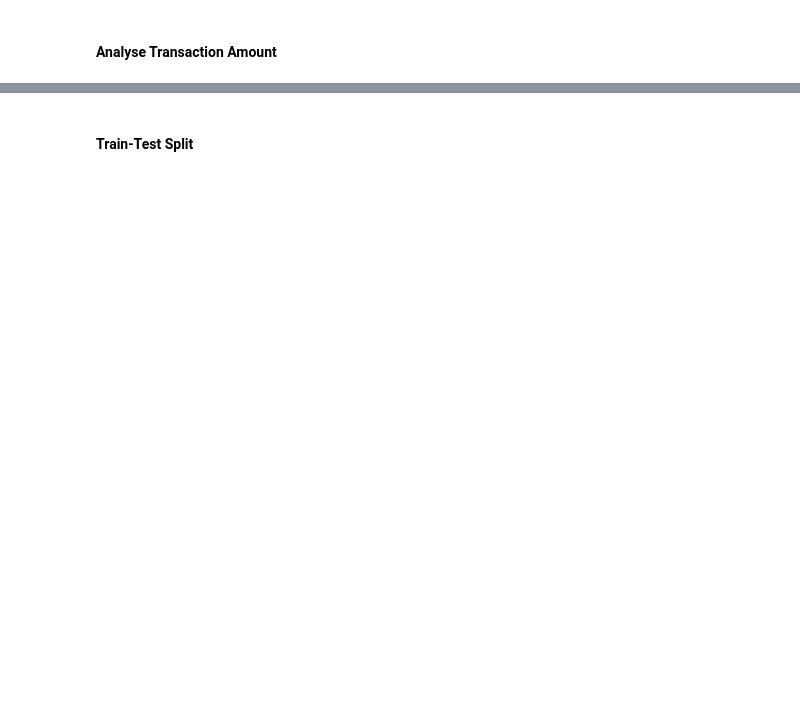
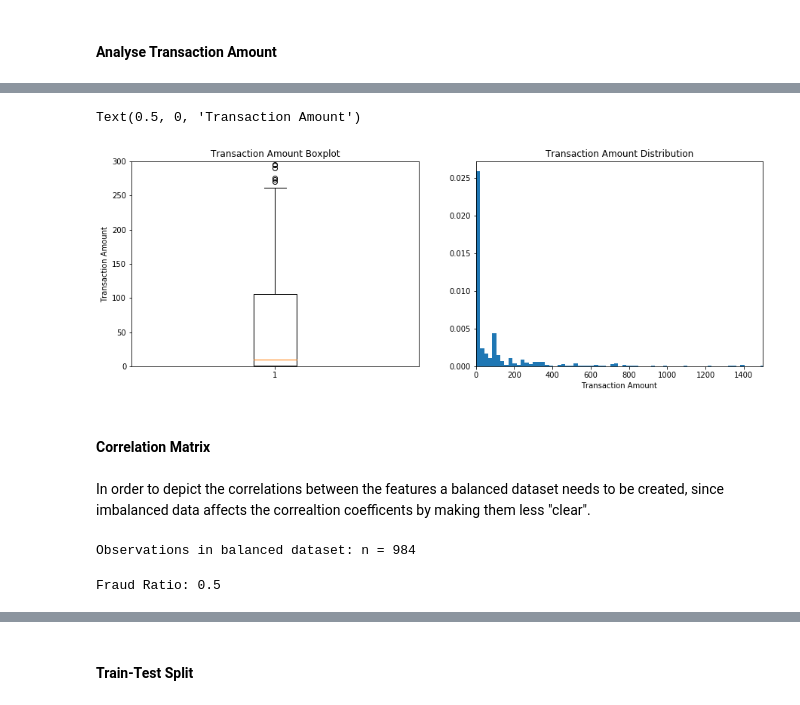
Before and after one commit to mitrotasios/FL-test-case, a Jupyter notebook: test_cc_fraud.ipynb, the cells around one changed output, grey strips where cells are left out. Drawn from its saved outputs; the diff is of its cells as text; code cells hidden in the pictures; blank space fills up the shorter version.

```diff
--- a/test_cc_fraud.ipynb
+++ b/test_cc_fraud.ipynb
@@ -148,0 +159,2 @@ df = df.drop(["Amount", "Time"], axis=1)
+# %%
+fraud_amount = df.loc[df['Class'] == 1]['Amount']
@@ -148,0 +209,24 @@ df = df.drop(["Amount", "Time"], axis=1)
+# %%
+# Create subplots
+f = plt.figure(figsize=(15,5))
+ax1 = f.add_subplot(121)
+ax2 = f.add_subplot(122)
+
+# Boxplot
+ax1.boxplot(fraud_amount)
+ax1.set_ylim([0, 300])
+ax1.title.set_text('Transaction Amount Boxplot')
+ax1.set_ylabel('Transaction Amount')
+
+# Histogram
+ax2.hist(fraud_amount, density=True, bins=100, label="Data")
+ax2.set_xlim([0, 1500])
+ax2.title.set_text('Transaction Amount Distribution')
+ax2.set_xlabel('Transaction Amount')
+# %% [output]
+Text(0.5, 0, 'Transaction Amount')
+[figure, added]
+# %% [markdown]
+#### Correlation Matrix
+# %% [markdown]
+In order to depict the correlations between the features a balanced dataset needs to be created, since imbalanced data affects the correaltion coefficents by making them less "clear".
@@ -148,0 +240,11 @@ df = df.drop(["Amount", "Time"], axis=1)
+# %%
+# Balanced df n observations
+print("Observations in balanced dataset: n =", len(df_balanced))
+# %% [output]
+Observations in balanced dataset: n = 984
+# %%
+# Make sure dataset is balanced
+fraud_ratio = sum(df_balanced['Class']) / len(df_balanced)
+print("Fraud Ratio:", fraud_ratio)
+# %% [output]
+Fraud Ratio: 0.5
```
Also changed, not shown: parts of 151 cells of this notebook.
